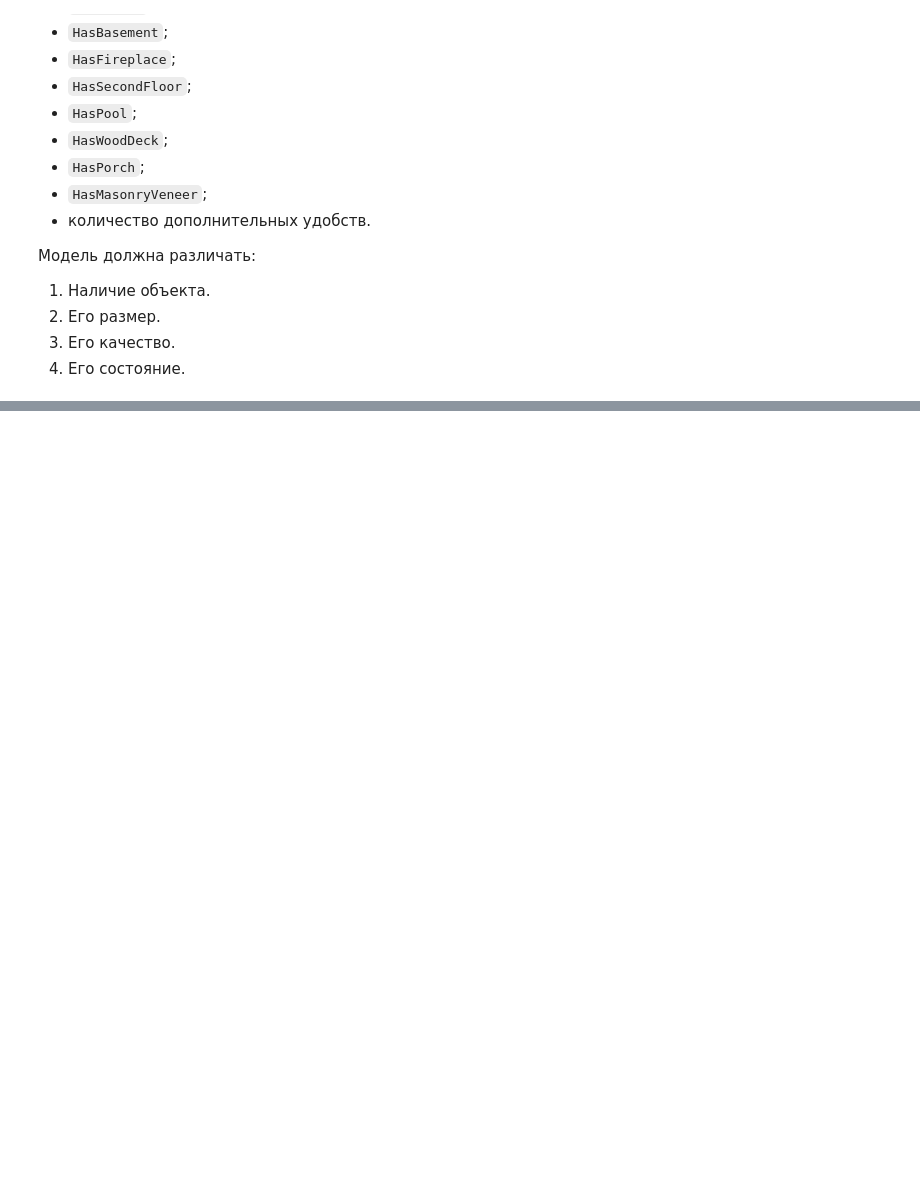
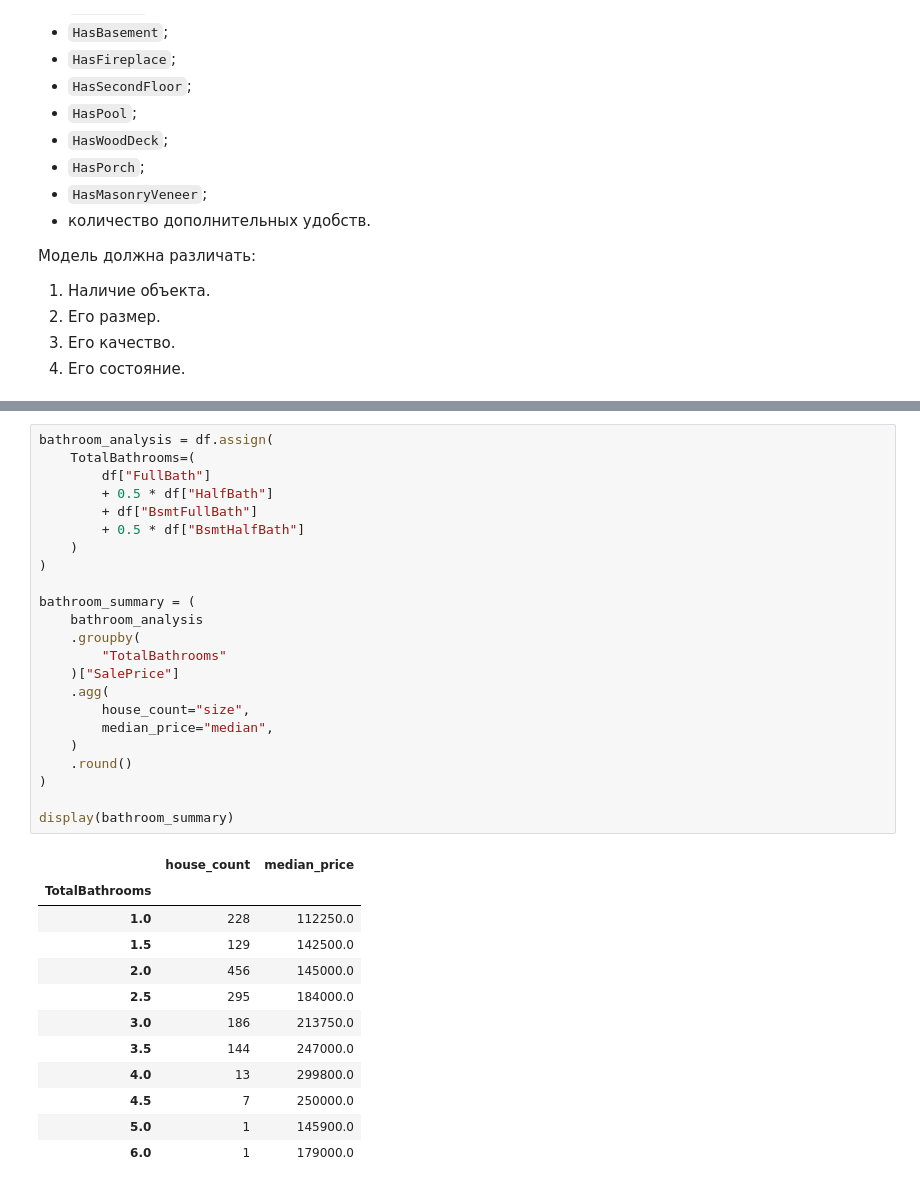
Before and after one commit to Yuzef/house_pricing, a Jupyter notebook: EDA_and_Feature_eng_exploration.ipynb, the cells around one changed output, grey strips where cells are left out. Drawn from its saved outputs; the diff is of its cells as text; blank space fills up the shorter version.

```diff
--- a/EDA_and_Feature_eng_exploration.ipynb
+++ b/EDA_and_Feature_eng_exploration.ipynb
@@ -2558,0 +2567,36 @@ plt.show()
+# %%
+bathroom_analysis = df.assign(
+    TotalBathrooms=(
+        df["FullBath"]
+        + 0.5 * df["HalfBath"]
+        + df["BsmtFullBath"]
+        + 0.5 * df["BsmtHalfBath"]
+    )
+)
+
+bathroom_summary = (
+    bathroom_analysis
+    .groupby(
+        "TotalBathrooms"
+    )["SalePrice"]
+    .agg(
+        house_count="size",
+        median_price="median",
+    )
+    .round()
+)
+
+display(bathroom_summary)
+# %% [output]
+|  | house_count | median_price |
+| TotalBathrooms |  |  |
+| 1.0 | 228 | 112250.0 |
+| 1.5 | 129 | 142500.0 |
+| 2.0 | 456 | 145000.0 |
+| 2.5 | 295 | 184000.0 |
+| 3.0 | 186 | 213750.0 |
+| 3.5 | 144 | 247000.0 |
+| 4.0 | 13 | 299800.0 |
+| 4.5 | 7 | 250000.0 |
+| 5.0 | 1 | 145900.0 |
+| 6.0 | 1 | 179000.0 |
```
Also changed, not shown: parts of 11 cells of this notebook.
